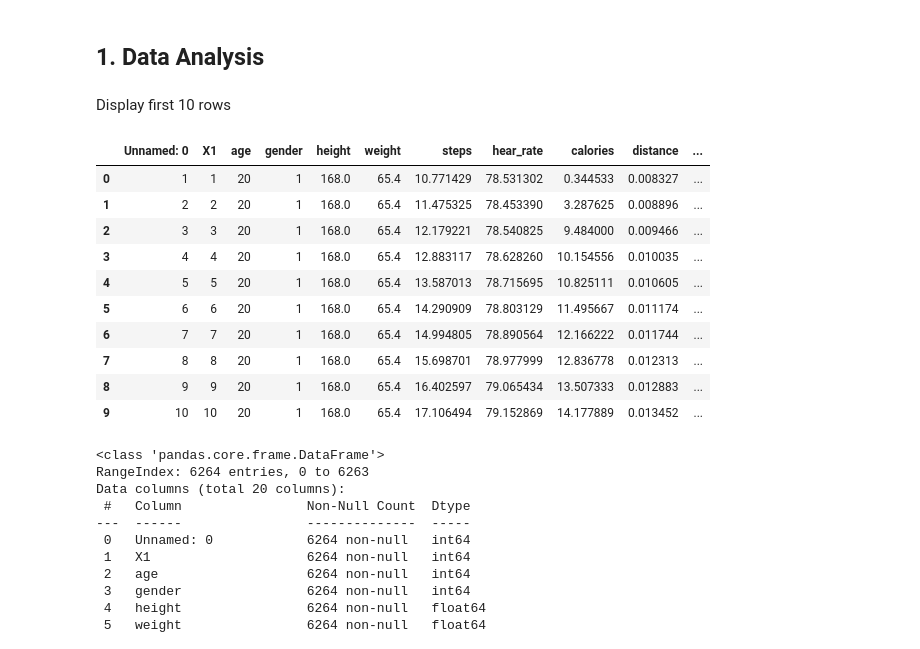
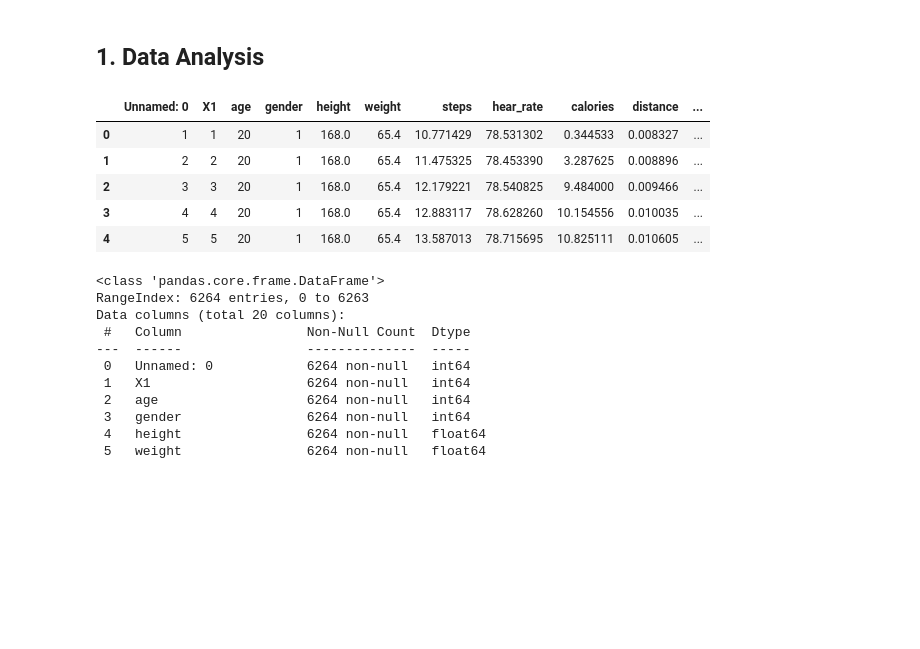
Before and after one commit to juniorise/health_credit, a Jupyter notebook: ml/notebooks/people.ipynb, the cells around one changed output. Cells and saved outputs as stored; diff of their text form; code cells hidden in the pictures; blank space fills up the shorter version.

```diff
--- a/ml/notebooks/people.ipynb
+++ b/ml/notebooks/people.ipynb
@@ -16,24 +18,18 @@ from sklearn.neighbors import KNeighborsClassifier
 from sklearn.metrics import f1_score, confusion_matrix, classification_report
 # %% [markdown]
 ## 1. Data Analysis
-# %% [markdown]
-Display first 10 rows
 # %%
+# display first 10 rows
 df = pd.read_csv('../datasets/people/aw_fb_data.csv')
 
-df.head(10)
+df.head(5)
 # %% [output]
 |  | Unnamed: 0 | X1 | age | gender | height | weight | steps | hear_rate | calories | distance | ... |
 | 0 | 1 | 1 | 20 | 1 | 168.0 | 65.4 | 10.771429 | 78.531302 | 0.344533 | 0.008327 | ... |
 | 1 | 2 | 2 | 20 | 1 | 168.0 | 65.4 | 11.475325 | 78.453390 | 3.287625 | 0.008896 | ... |
 | 2 | 3 | 3 | 20 | 1 | 168.0 | 65.4 | 12.179221 | 78.540825 | 9.484000 | 0.009466 | ... |
 | 3 | 4 | 4 | 20 | 1 | 168.0 | 65.4 | 12.883117 | 78.628260 | 10.154556 | 0.010035 | ... |
 | 4 | 5 | 5 | 20 | 1 | 168.0 | 65.4 | 13.587013 | 78.715695 | 10.825111 | 0.010605 | ... |
-| 5 | 6 | 6 | 20 | 1 | 168.0 | 65.4 | 14.290909 | 78.803129 | 11.495667 | 0.011174 | ... |
-| 6 | 7 | 7 | 20 | 1 | 168.0 | 65.4 | 14.994805 | 78.890564 | 12.166222 | 0.011744 | ... |
-| 7 | 8 | 8 | 20 | 1 | 168.0 | 65.4 | 15.698701 | 78.977999 | 12.836778 | 0.012313 | ... |
-| 8 | 9 | 9 | 20 | 1 | 168.0 | 65.4 | 16.402597 | 79.065434 | 13.507333 | 0.012883 | ... |
-| 9 | 10 | 10 | 20 | 1 | 168.0 | 65.4 | 17.106494 | 79.152869 | 14.177889 | 0.013452 | ... |
 # %%
 df.info()
 # %% [output]
```
Also changed, not shown: parts of 65 cells of this notebook.
